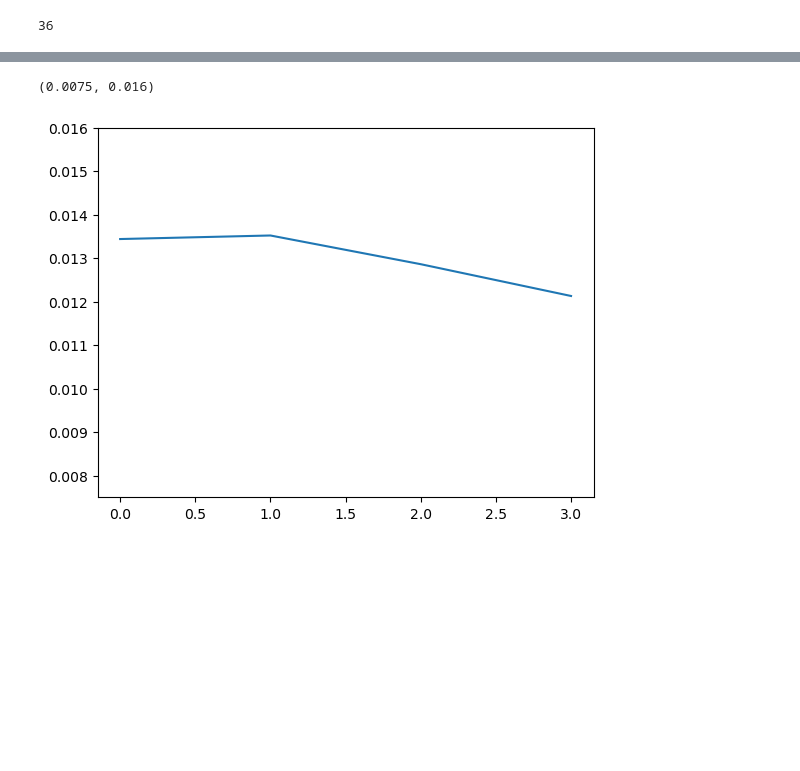
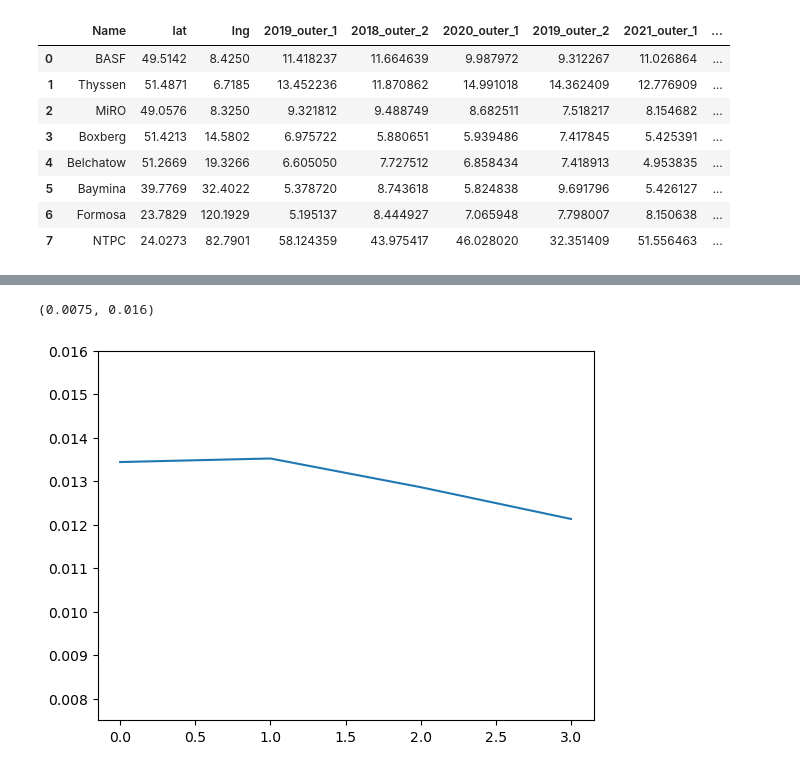
Before and after one commit to nilsmart96/Cassini, a Jupyter notebook: extract_data.ipynb, the cells around one changed output, grey strips where cells are left out. Saved outputs shown, nothing was run; the diff lists cells and outputs as text; code cells hidden in the pictures; blank space fills up the shorter version.

```diff
--- a/extract_data.ipynb
+++ b/extract_data.ipynb
@@ -78,4 +47,0 @@ while i < len(date_list) - 1:
-# %%
-print(len(res_list))
-# %% [output]
-36
@@ -81,0 +129,12 @@ print(len(res_list))
+# %%
+df_res_outer.head(10)
+# %% [output]
+|  | Name | lat | lng | 2019_outer_1 | 2018_outer_2 | 2020_outer_1 | 2019_outer_2 | 2021_outer_1 | ... |
+| 0 | BASF | 49.5142 | 8.4250 | 11.418237 | 11.664639 | 9.987972 | 9.312267 | 11.026864 | ... |
+| 1 | Thyssen | 51.4871 | 6.7185 | 13.452236 | 11.870862 | 14.991018 | 14.362409 | 12.776909 | ... |
+| 2 | MiRO | 49.0576 | 8.3250 | 9.321812 | 9.488749 | 8.682511 | 7.518217 | 8.154682 | ... |
+| 3 | Boxberg | 51.4213 | 14.5802 | 6.975722 | 5.880651 | 5.939486 | 7.417845 | 5.425391 | ... |
+| 4 | Belchatow | 51.2669 | 19.3266 | 6.605050 | 7.727512 | 6.858434 | 7.418913 | 4.953835 | ... |
+| 5 | Baymina | 39.7769 | 32.4022 | 5.378720 | 8.743618 | 5.824838 | 9.691796 | 5.426127 | ... |
+| 6 | Formosa | 23.7829 | 120.1929 | 5.195137 | 8.444927 | 7.065948 | 7.798007 | 8.150638 | ... |
+| 7 | NTPC | 24.0273 | 82.7901 | 58.124359 | 43.975417 | 46.028020 | 32.351409 | 51.556463 | ... |
```
Also changed, not shown: parts of 18 cells of this notebook.
